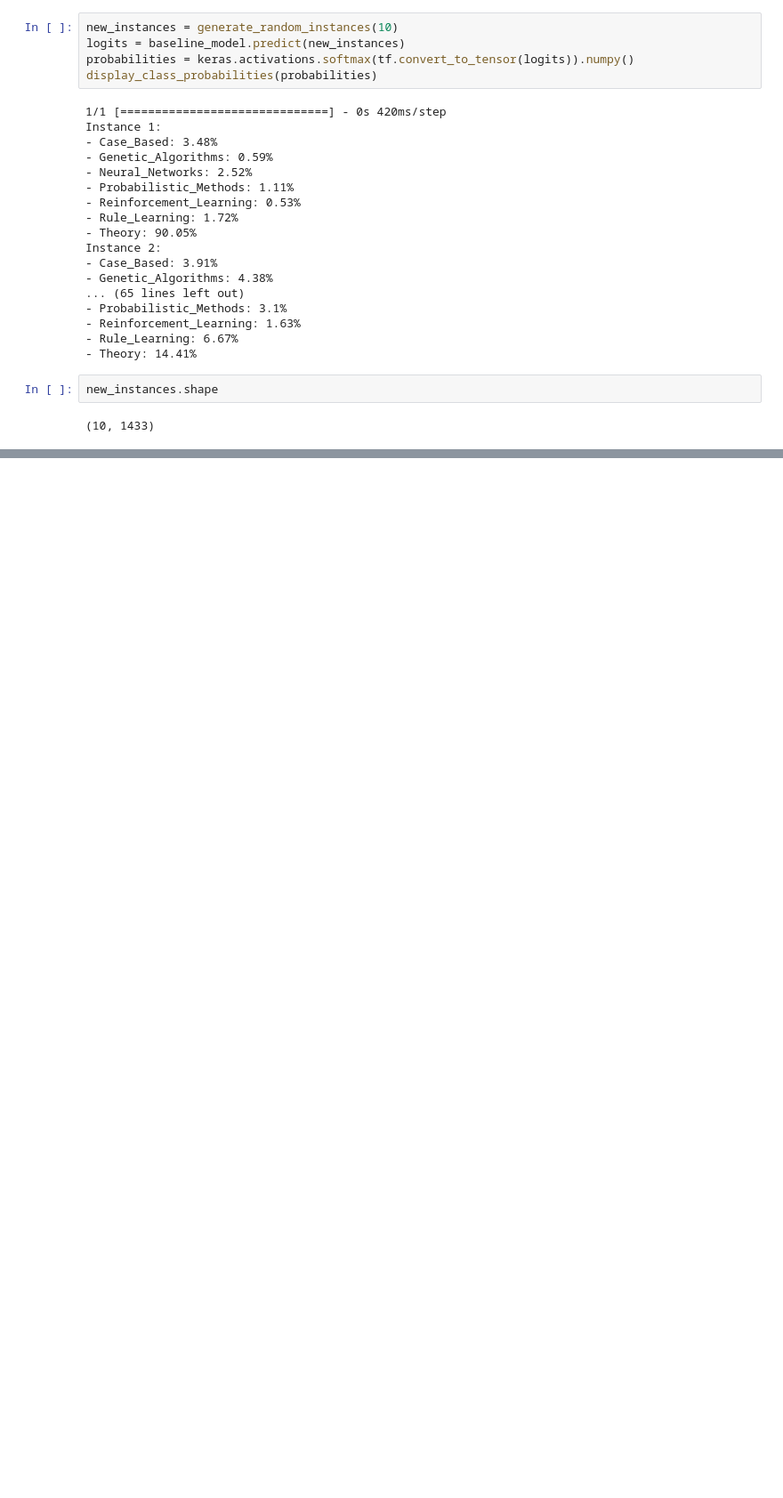
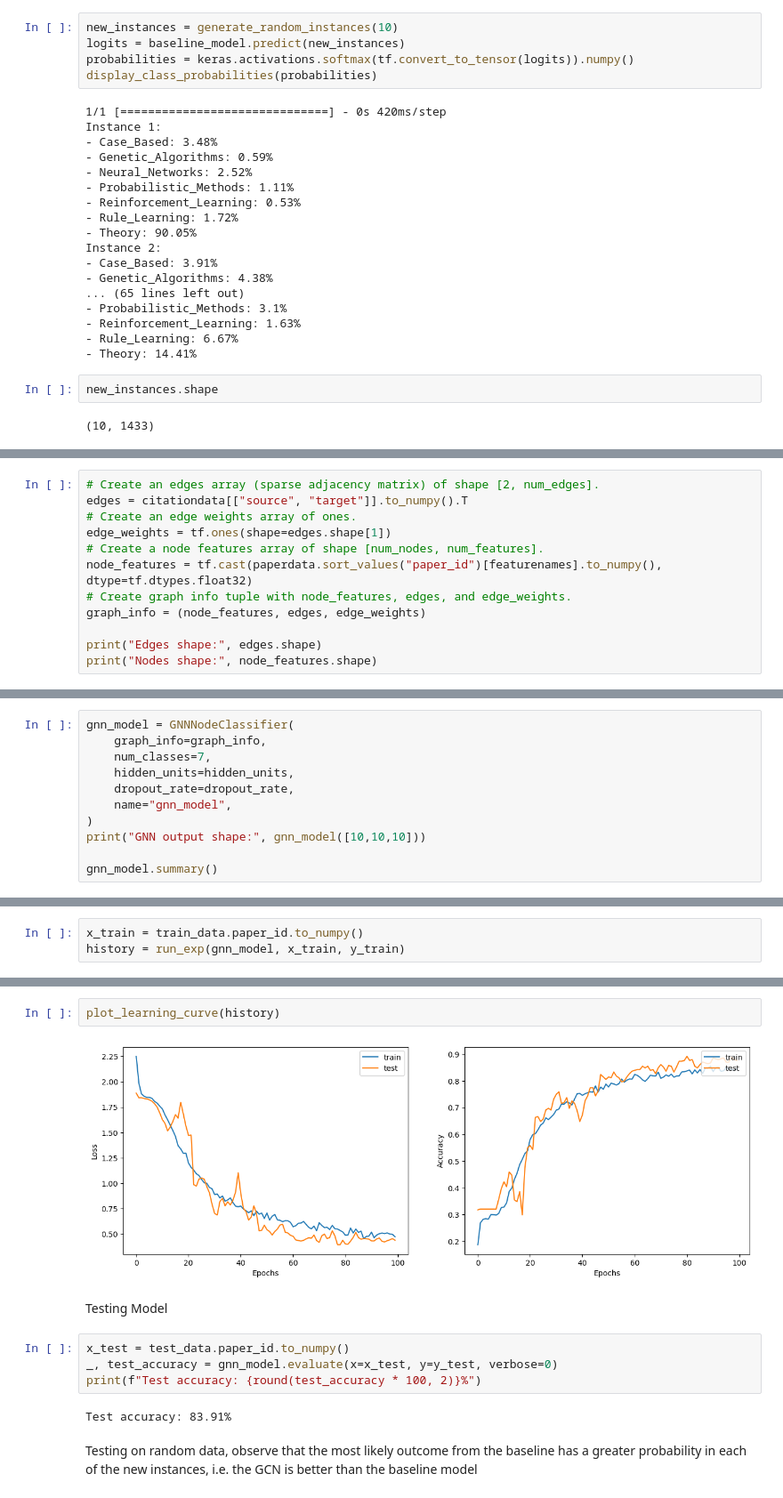
Before and after one commit to divijkhaitan/gnn, a Jupyter notebook: toygnn.ipynb, the cells around one changed output, grey strips where cells are left out. Shown: that part at 89% size. Drawn from its saved outputs; the diff is of its cells as text; blank space fills up the shorter version.

Commit message:
Added markdown annotations to most cells for presentation

```diff
--- a/toygnn.ipynb
+++ b/toygnn.ipynb
@@ -373,0 +407,12 @@ new_instances.shape
+# %%
+# Create an edges array (sparse adjacency matrix) of shape [2, num_edges].
+edges = citationdata[["source", "target"]].to_numpy().T
+# Create an edge weights array of ones.
+edge_weights = tf.ones(shape=edges.shape[1])
+# Create a node features array of shape [num_nodes, num_features].
+node_features = tf.cast(paperdata.sort_values("paper_id")[featurenames].to_numpy(), dtype=tf.dtypes.float32)
+# Create graph info tuple with node_features, edges, and edge_weights.
+graph_info = (node_features, edges, edge_weights)
+
+print("Edges shape:", edges.shape)
+print("Nodes shape:", node_features.shape)
@@ -373,0 +603,11 @@ new_instances.shape
+# %%
+gnn_model = GNNNodeClassifier(
+    graph_info=graph_info,
+    num_classes=7,
+    hidden_units=hidden_units,
+    dropout_rate=dropout_rate,
+    name="gnn_model",
+)
+print("GNN output shape:", gnn_model([10,10,10]))
+
+gnn_model.summary()
@@ -373,0 +634,3 @@ new_instances.shape
+# %%
+x_train = train_data.paper_id.to_numpy()
+history = run_exp(gnn_model, x_train, y_train)
@@ -373,0 +655,14 @@ new_instances.shape
+# %%
+plot_learning_curve(history)
+# %% [output]
+[figure, added]
+# %% [markdown]
+Testing Model
+# %%
+x_test = test_data.paper_id.to_numpy()
+_, test_accuracy = gnn_model.evaluate(x=x_test, y=y_test, verbose=0)
+print(f"Test accuracy: {round(test_accuracy * 100, 2)}%")
+# %% [output]
+Test accuracy: 83.91%
+# %% [markdown]
+Testing on random data, observe that the most likely outcome from the baseline has a greater probability in each of the new instances, i.e. the GCN is better than the baseline model
```
Also changed, not shown: parts of 27 cells of this notebook.
